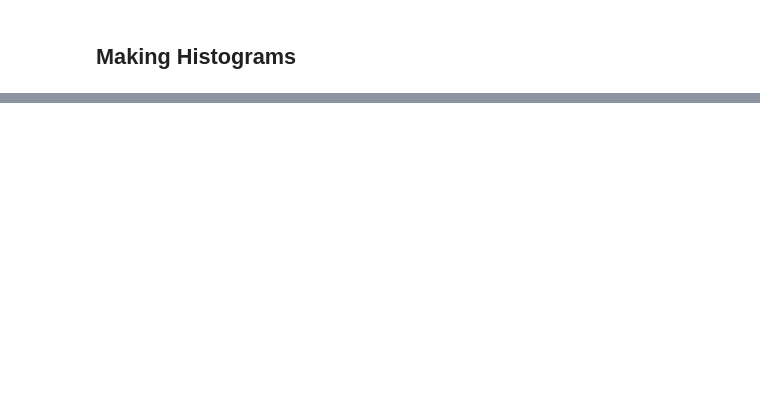
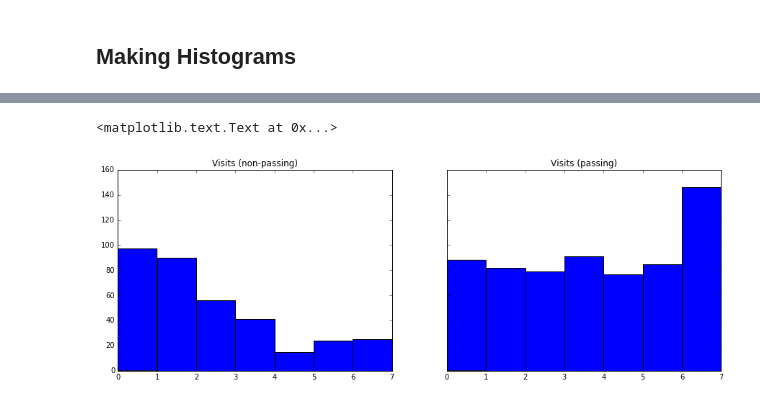
Before and after one commit to mtremsal/courses, a Jupyter notebook: ud170/notebook1.ipynb, the cells around one changed output, grey strips where cells are left out. Drawn from its saved outputs; the diff is of its cells as text; code cells hidden in the pictures; blank space fills up the shorter version.

```diff
--- a/ud170/notebook1.ipynb
+++ b/ud170/notebook1.ipynb
@@ -417,0 +428,11 @@ Maximum: 27
+# %%
+# some_key = passing_engagement_by_account.keys()[-1]
+# print some_key
+# print passing_engagement_by_account[some_key]
+total_visits_by_passing_account = sum_grouped_items(passing_engagement_by_account, 'has_visited')
+total_visits_by_non_passing_account = sum_grouped_items(non_passing_engagement_by_account, 'has_visited')
+
+print("total_visits_by_passing_account")
+summarize_data(total_visits_by_passing_account.values())
+print("total_visits_by_non_passing_account")
+summarize_data(total_visits_by_non_passing_account.values())
@@ -438,0 +476,10 @@ Maximum: 27
+# %%
+fig, (e,f) = plt.subplots(1,2,sharex=True,sharey=True, figsize=(15,5))
+
+e.hist(total_visits_by_non_passing_account.values(), bins=7)
+e.set_title("Visits (non-passing)")
+f.hist(total_visits_by_passing_account.values(), bins=7)
+f.set_title("Visits (passing)")
+# %% [output]
+<matplotlib.text.Text at 0x...>
+[figure, added]
```
Also changed, not shown: parts of 8 cells of this notebook.
